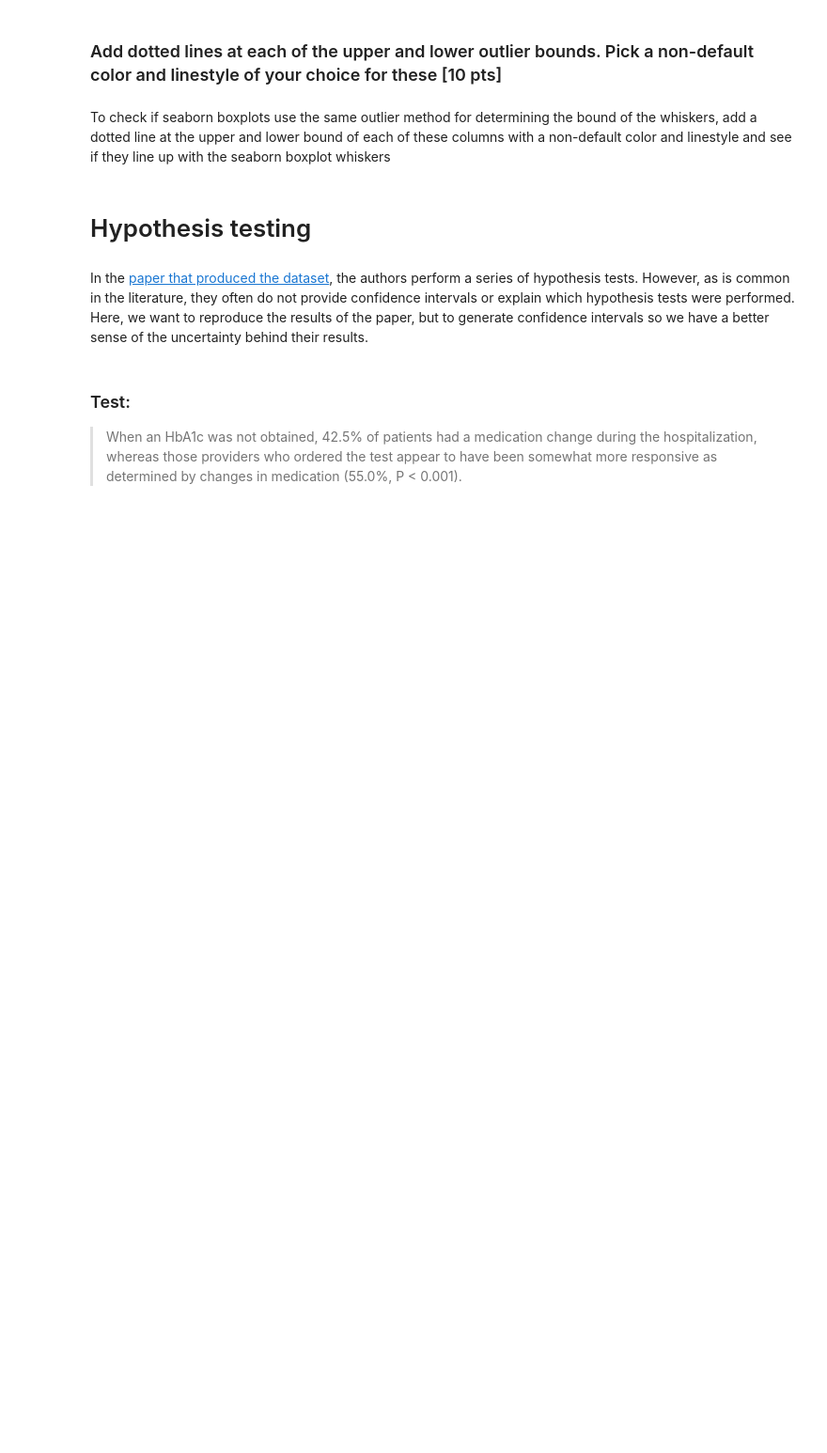
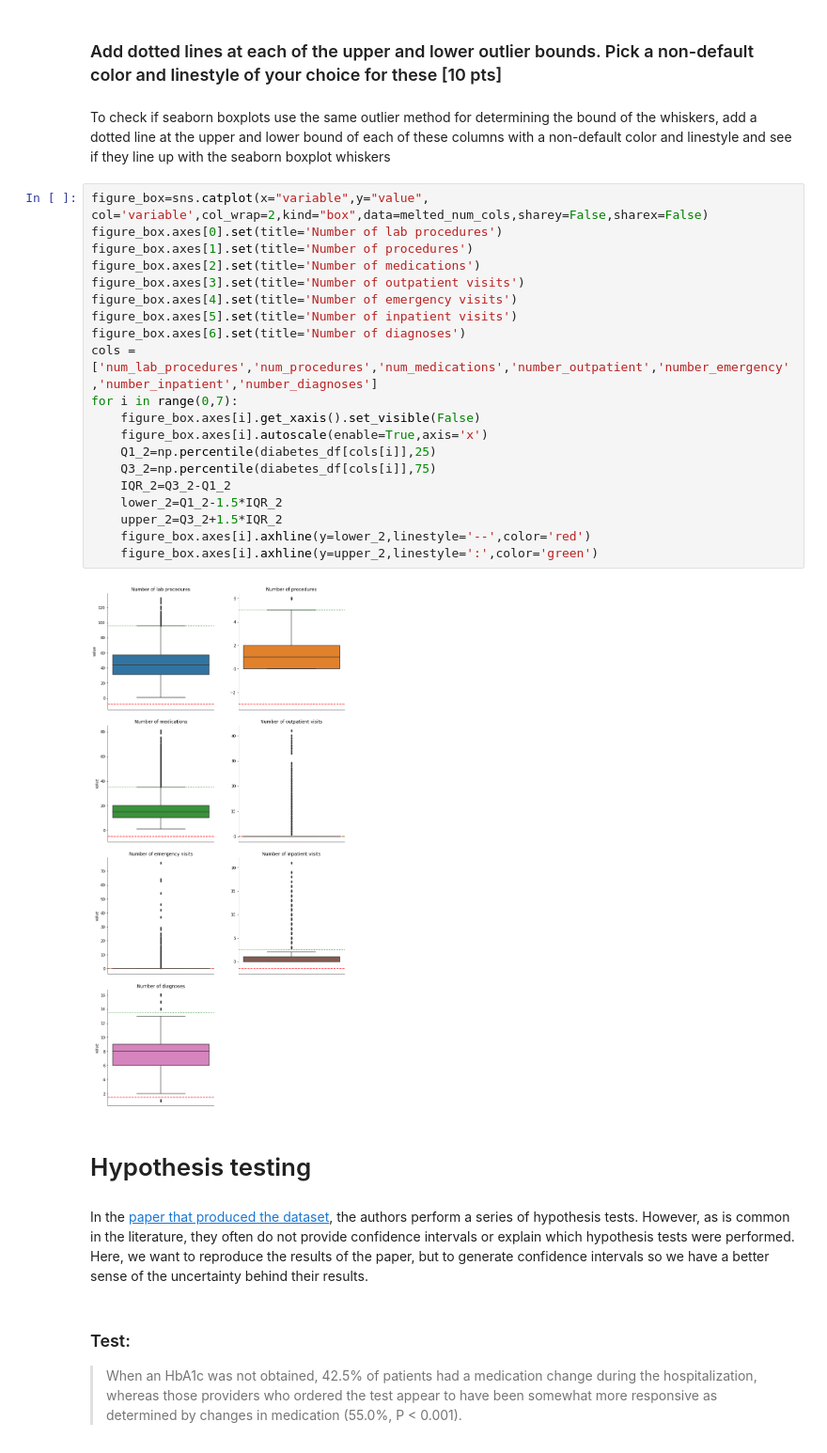
Before and after one commit to etl6/BME-HW-Data-Viz-and-Hypothesis-Testing, a Jupyter notebook: HW3 - EDA and Visualization.ipynb, the cells around one changed output. Shown at 94% size. Cells and saved outputs as stored; diff of their text form; blank space fills up the shorter version.

```diff
--- a/HW3 - EDA and Visualization.ipynb
+++ b/HW3 - EDA and Visualization.ipynb
@@ -207,6 +193,28 @@ for i in range(0,7):
 ### Add dotted lines at each of the upper and lower outlier bounds. Pick a non-default color and linestyle of your choice for these [10 pts]
 # %% [markdown]
 To check if seaborn boxplots use the same outlier method for determining the bound of the whiskers, add a dotted line at the upper and lower bound of each of these columns with a non-default color and linestyle and see if they line up with the seaborn boxplot whiskers
+# %%
+figure_box=sns.catplot(x="variable",y="value", col='variable',col_wrap=2,kind="box",data=melted_num_cols,sharey=False,sharex=False)
+figure_box.axes[0].set(title='Number of lab procedures')
+figure_box.axes[1].set(title='Number of procedures')
+figure_box.axes[2].set(title='Number of medications')
+figure_box.axes[3].set(title='Number of outpatient visits')
+figure_box.axes[4].set(title='Number of emergency visits')
+figure_box.axes[5].set(title='Number of inpatient visits')
+figure_box.axes[6].set(title='Number of diagnoses')
+cols = ['num_lab_procedures','num_procedures','num_medications','number_outpatient','number_emergency','number_inpatient','number_diagnoses']
+for i in range(0,7):
+    figure_box.axes[i].get_xaxis().set_visible(False)
+    figure_box.axes[i].autoscale(enable=True,axis='x')
+    Q1_2=np.percentile(diabetes_df[cols[i]],25)
+    Q3_2=np.percentile(diabetes_df[cols[i]],75)
+    IQR_2=Q3_2-Q1_2
+    lower_2=Q1_2-1.5*IQR_2
+    upper_2=Q3_2+1.5*IQR_2
+    figure_box.axes[i].axhline(y=lower_2,linestyle='--',color='red')
+    figure_box.axes[i].axhline(y=upper_2,linestyle=':',color='green')
+# %% [output]
+[figure, added]
 # %% [markdown]
 # Hypothesis testing
 # %% [markdown]
```
Also changed, not shown: parts of 2 cells of this notebook.
